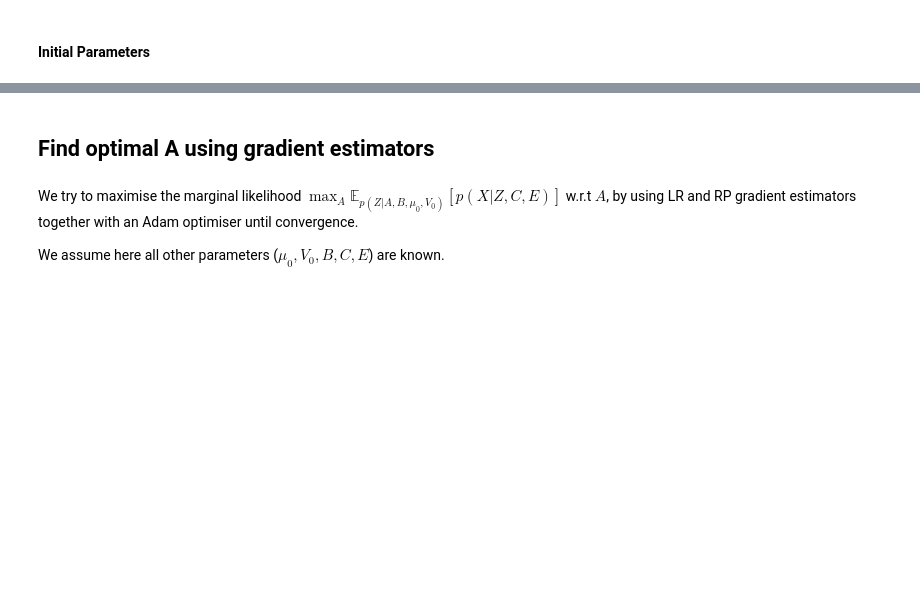
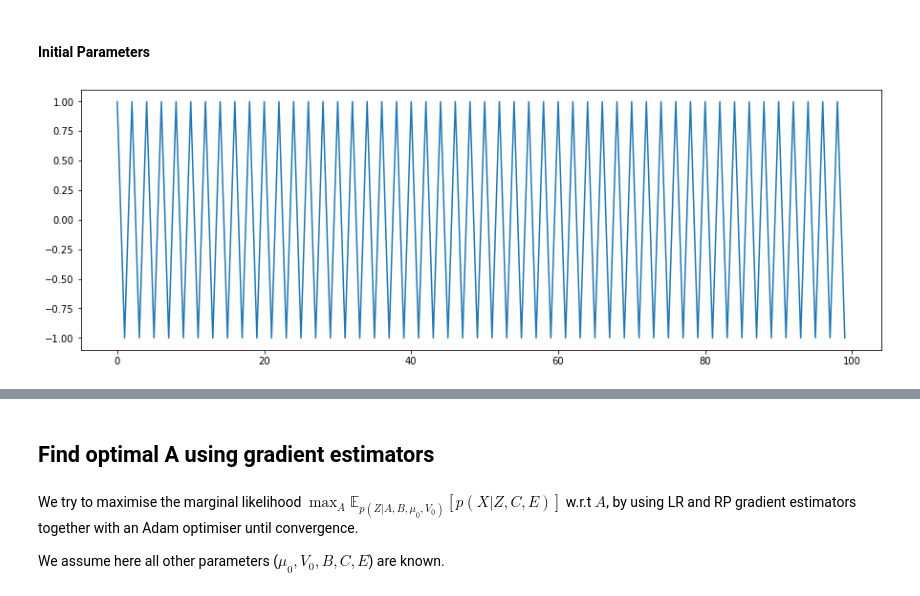
Before and after one commit to Archibald-Lafraik/pipps, a Jupyter notebook: lds/lds.ipynb, the cells around one changed output, grey strips where cells are left out. Saved outputs shown, nothing was run; the diff lists cells and outputs as text; code cells hidden in the pictures; blank space fills up the shorter version.

```diff
--- a/lds/lds.ipynb
+++ b/lds/lds.ipynb
@@ -32,3 +31,9 @@ zs, xs = get_samples(2, 1000, mu_0, V_0, A, B, C, E)
+# %%
+plt.figure(figsize=(15, 5))
+plt.plot(zs.mean(axis=1))
+plt.show()
+# %% [output]
+[figure, added]
 # %%
 plt.figure(figsize=(15,5))
 plt.scatter(xs[:-1], xs[1:], color="purple", label="x")
```
Also changed, not shown: parts of 5 cells of this notebook, 4 other files.
